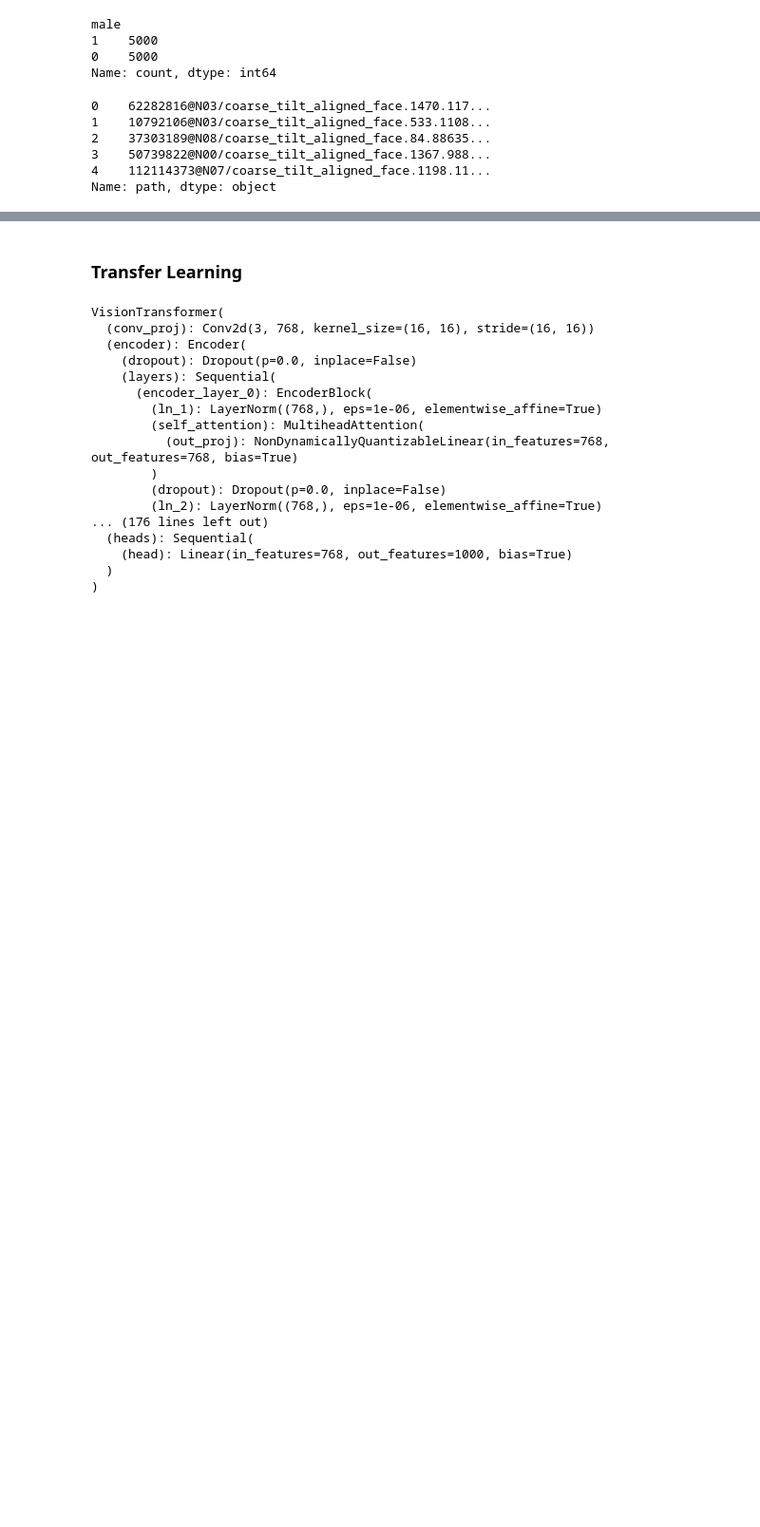
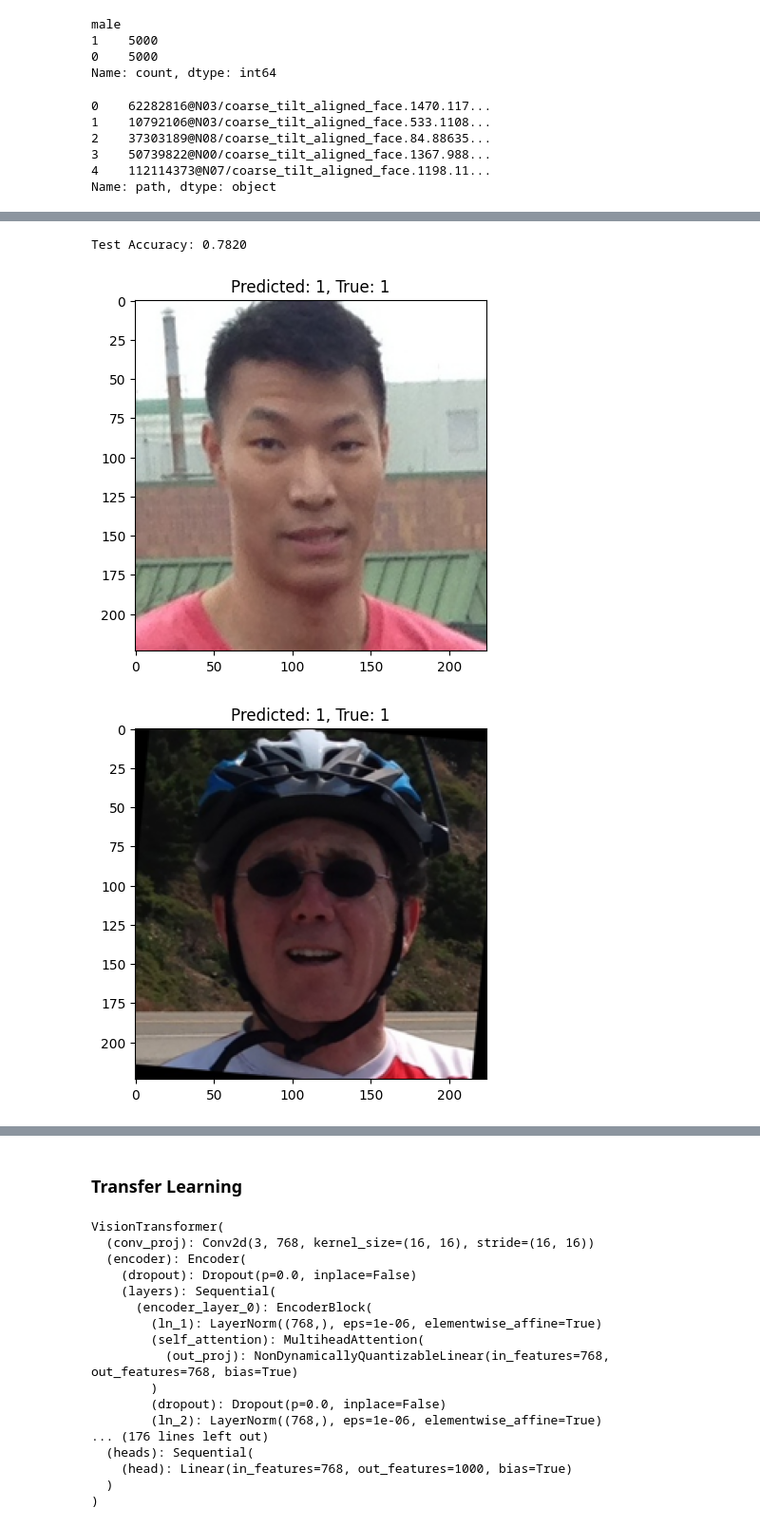
Before and after one commit to wwaihoe/Neural-Networks-and-Deep-Learning-Project, a Jupyter notebook: vit_gender_pytorch.ipynb, the cells around one changed output, grey strips where cells are left out. Shown at 95% size. Cells and saved outputs as stored; diff of their text form; code cells hidden in the pictures; blank space fills up the shorter version.

```diff
--- a/vit_gender_pytorch.ipynb
+++ b/vit_gender_pytorch.ipynb
@@ -167,0 +171,8 @@ test_loader = DataLoader(test_dataset, batch_size=batch_size, shuffle=False)
+# %%
+# Load pretrained model
+from torchvision.models import vit_b_16
+from torchvision.models import ViT_B_16_Weights
+
+vit_b_16 = vit_b_16(weights=None)
+device = torch.device('cuda' if torch.cuda.is_available() else 'cpu')
+vit_b_16.to(device)
@@ -167,0 +323,30 @@ test_loader = DataLoader(test_dataset, batch_size=batch_size, shuffle=False)
+# %%
+# Evaluate the model
+vit_b_16.load_state_dict(torch.load('vit_b_16.pth'))
+vit_b_16.to(device)
+
+vit_b_16.eval()
+test_accuracy = 0
+with torch.no_grad():
+  for images, labels in test_loader:
+    images, labels = images.to(device), labels.to(device)
+    outputs = vit_b_16(images)
+    test_accuracy += (outputs.argmax(1) == labels).sum().item()
+test_accuracy /= len(test_loader.dataset)
+print(f'Test Accuracy: {test_accuracy:.4f}')
+# %% [output]
+Test Accuracy: 0.7820
+# %%
+# Show some predictions
+vit_b_16.eval()
+images, labels = next(iter(test_loader))
+images, labels = images.to(device), labels.to(device)
+outputs = vit_b_16(images)
+predicted = outputs.argmax(1)
+for i in range(8):
+  plt.imshow(images[i].cpu().permute(1, 2, 0))
+  plt.title(f'Predicted: {predicted[i]}, True: {labels[i]}')
+  plt.show()
+# %% [output]
+[figure, added]
+[figure, added]
```
Also changed, not shown: parts of 9 cells of this notebook.
